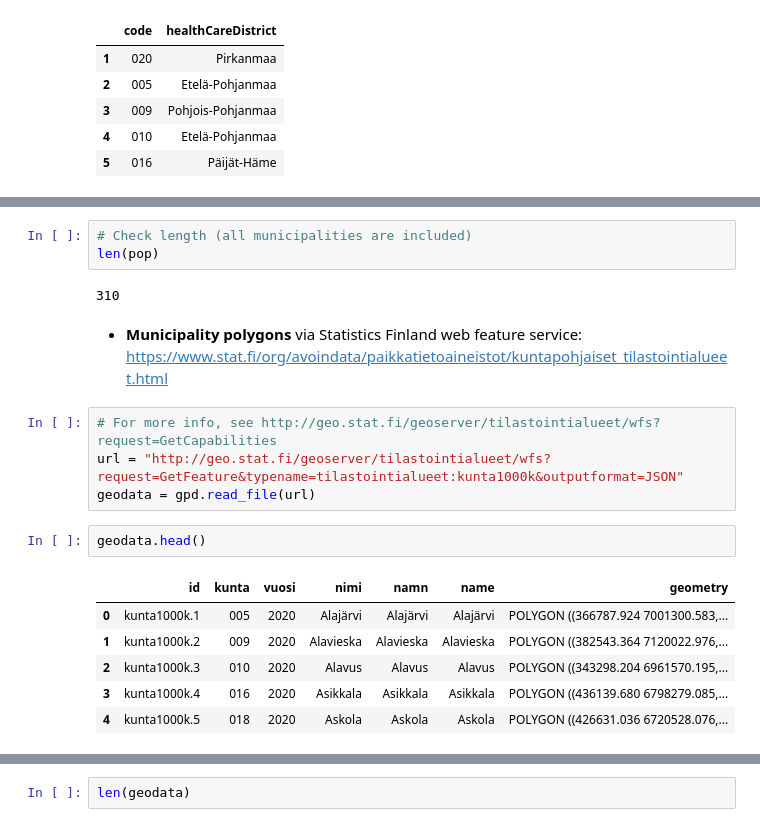
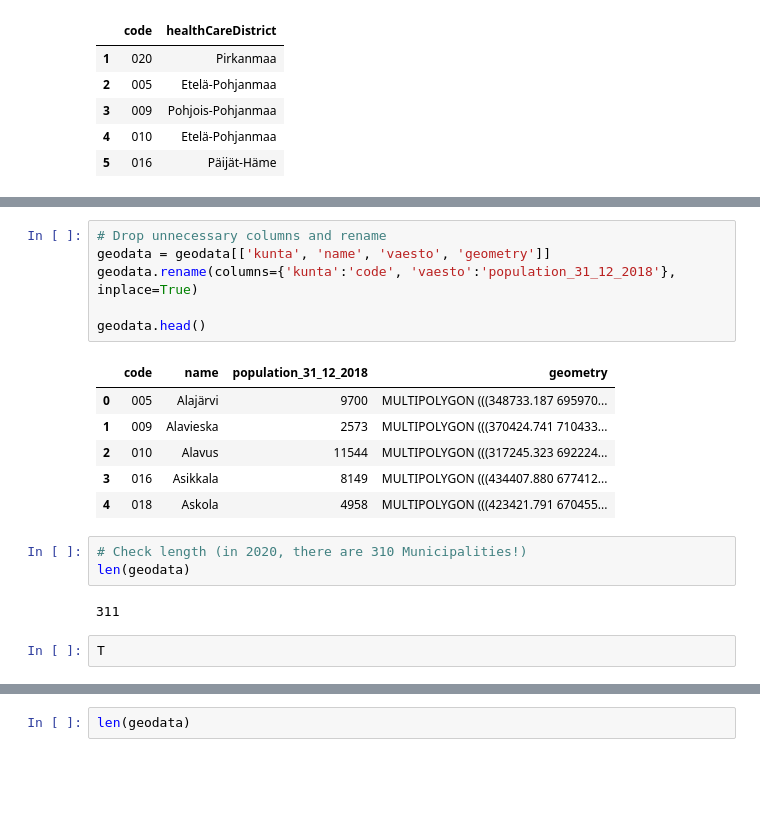
Before and after one commit to VuokkoH/koronavirus-avoindata, a Jupyter notebook: create_health_district_polygons.ipynb, the cells around one changed output, grey strips where cells are left out. Drawn from its saved outputs; the diff is of its cells as text; blank space fills up the shorter version.

```diff
--- a/create_health_district_polygons.ipynb
+++ b/create_health_district_polygons.ipynb
@@ -93,20 +84,20 @@ pop["population2020"] = pop["population2020"].astype(int)
+# %%
+# Drop unnecessary columns and rename
+geodata = geodata[['kunta', 'name', 'vaesto', 'geometry']]
+geodata.rename(columns={'kunta':'code', 'vaesto':'population_31_12_2018'}, inplace=True)
+
+geodata.head()
+# %% [output]
+|  | code | name | population_31_12_2018 | geometry |
+| 0 | 005 | Alajärvi | 9700 | MULTIPOLYGON (((348733.187 695970... |
+| 1 | 009 | Alavieska | 2573 | MULTIPOLYGON (((370424.741 710433... |
+| 2 | 010 | Alavus | 11544 | MULTIPOLYGON (((317245.323 692224... |
+| 3 | 016 | Asikkala | 8149 | MULTIPOLYGON (((434407.880 677412... |
+| 4 | 018 | Askola | 4958 | MULTIPOLYGON (((423421.791 670455... |
 # %%
-# Check length (all municipalities are included)
-len(pop)
+# Check length (in 2020, there are 310 Municipalities!)
+len(geodata)
 # %% [output]
-310
+311
-# %% [markdown]
-- **Municipality polygons** via Statistics Finland web feature service: https://www.stat.fi/org/avoindata/paikkatietoaineistot/kuntapohjaiset_tilastointialueet.html
-# %%
-# For more info, see http://geo.stat.fi/geoserver/tilastointialueet/wfs?request=GetCapabilities
-url = "http://geo.stat.fi/geoserver/tilastointialueet/wfs?request=GetFeature&typename=tilastointialueet:kunta1000k&outputformat=JSON"
-geodata = gpd.read_file(url)
-# %%
-geodata.head()
-# %% [output]
-|  | id | kunta | vuosi | nimi | namn | name | geometry |
-| 0 | kunta1000k.1 | 005 | 2020 | Alajärvi | Alajärvi | Alajärvi | POLYGON ((366787.924 7001300.583,... |
-| 1 | kunta1000k.2 | 009 | 2020 | Alavieska | Alavieska | Alavieska | POLYGON ((382543.364 7120022.976,... |
-| 2 | kunta1000k.3 | 010 | 2020 | Alavus | Alavus | Alavus | POLYGON ((343298.204 6961570.195,... |
-| 3 | kunta1000k.4 | 016 | 2020 | Asikkala | Asikkala | Asikkala | POLYGON ((436139.680 6798279.085,... |
-| 4 | kunta1000k.5 | 018 | 2020 | Askola | Askola | Askola | POLYGON ((426631.036 6720528.076,... |
+# %%
+T
```
Also changed, not shown: parts of 24 cells of this notebook, 2 other files.
